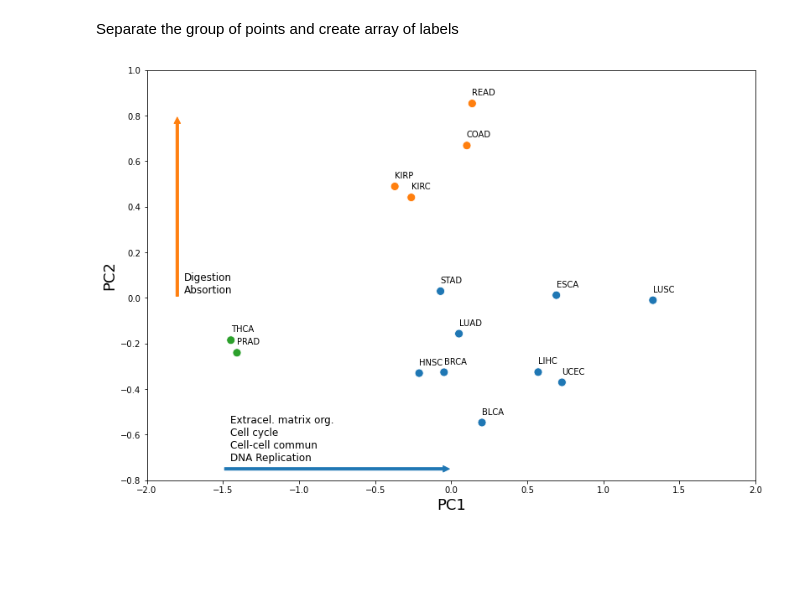
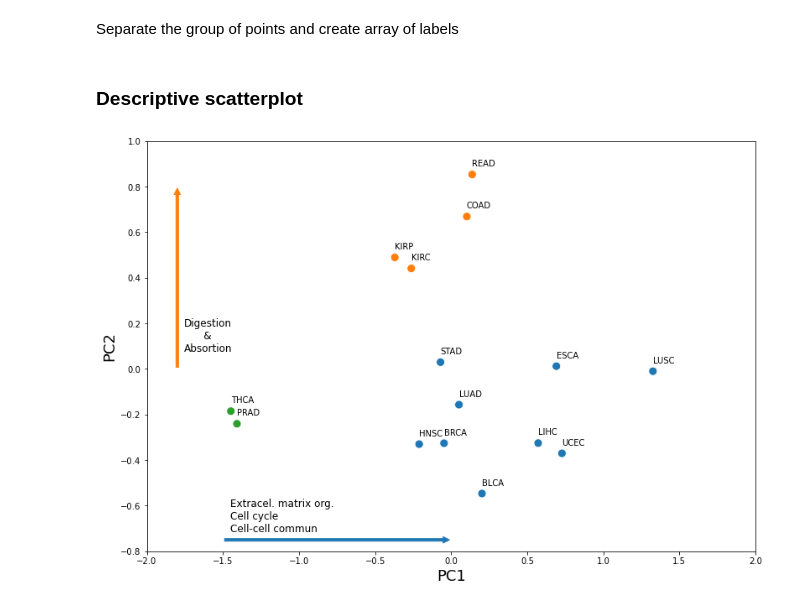
Before and after one commit to SamSaladino/FC-of-Genetic-pathways, a Jupyter notebook: Expr_pathways.ipynb, the cells around one changed output. Drawn from its saved outputs; the diff is of its cells as text; code cells hidden in the pictures; blank space fills up the shorter version.

```diff
--- a/Expr_pathways.ipynb
+++ b/Expr_pathways.ipynb
@@ -182,6 +209,8 @@ hue = np.array(15*['Group1'])
 # Use numpy logical indexing to set elements in 'hue' based on conditions
 hue[-P_matrix[:, 0] < -1] = 'Group2'
 hue[P_matrix[:, 1] > 0.3] = 'Group3'
+# %% [markdown]
+### Descriptive scatterplot
 # %%
 # Set figure dimension
 plt.figure(figsize = (13,9))
@@ -198,38 +227,38 @@ plt.ylim(-0.8,1)
 
 # Scatterplot
 sns.scatterplot( x = -P_matrix[:,0], y = P_matrix[:,1], hue=hue, s=100, legend=False)
 
 # Horizontal arrow
 harrow = mpatches.FancyArrowPatch((-1.5, -0.75), (0, -0.75),
                                  mutation_scale=15, color="C0")
 # Horizontal arrow annotations
 plt.annotate('Extracel. matrix org.',
-            xy=(160, 115), xycoords='figure pixels',fontsize=12)
+            xy=(160, 100), xycoords='figure pixels',fontsize=12)
 plt.annotate('Cell cycle',
-            xy=(160, 100), xycoords='figure pixels',fontsize=12)
+            xy=(160, 85), xycoords='figure pixels',fontsize=12)
 plt.annotate('Cell-cell commun',
-            xy=(160, 85), xycoords='figure pixels',fontsize=12)
-plt.annotate('DNA Replication',
             xy=(160, 70), xycoords='figure pixels',fontsize=12)
 ax.add_patch(harrow)
-
 # Vertical arrow
 varrow = mpatches.FancyArrowPatch((-1.8, 0), (-1.8, 0.8),
                                  mutation_scale=15, color="C1")
+# Vertical annotations
 plt.annotate('Digestion',
+            xy=(105, 315), xycoords='figure pixels',fontsize=12)
+plt.annotate('      &',
+            xy=(105, 300), xycoords='figure pixels',fontsize=12)
+plt.annotate('Absortion',
             xy=(105, 285), xycoords='figure pixels',fontsize=12)
-plt.annotate('Absortion',
-            xy=(105, 270), xycoords='figure pixels',fontsize=12)
 ax.add_patch(varrow)
 
 # Add the labels to the points
 for i in range(len(tissues)):
     plt.annotate(tissues[i], (-P_matrix[:,0][i], P_matrix[:,1][i]),
                  textcoords='offset points', xytext=(0, 10))
 
 # Store the fig
 plt.savefig("./figures_tables/PCA_scatterplot",dpi=500,bbox_inches='tight')
 # Show the plot
 plt.show()
 # %% [output]
-[figure, old version]
+[figure, new version]
```
Also changed, not shown: parts of 3 cells of this notebook, 1 other file.
